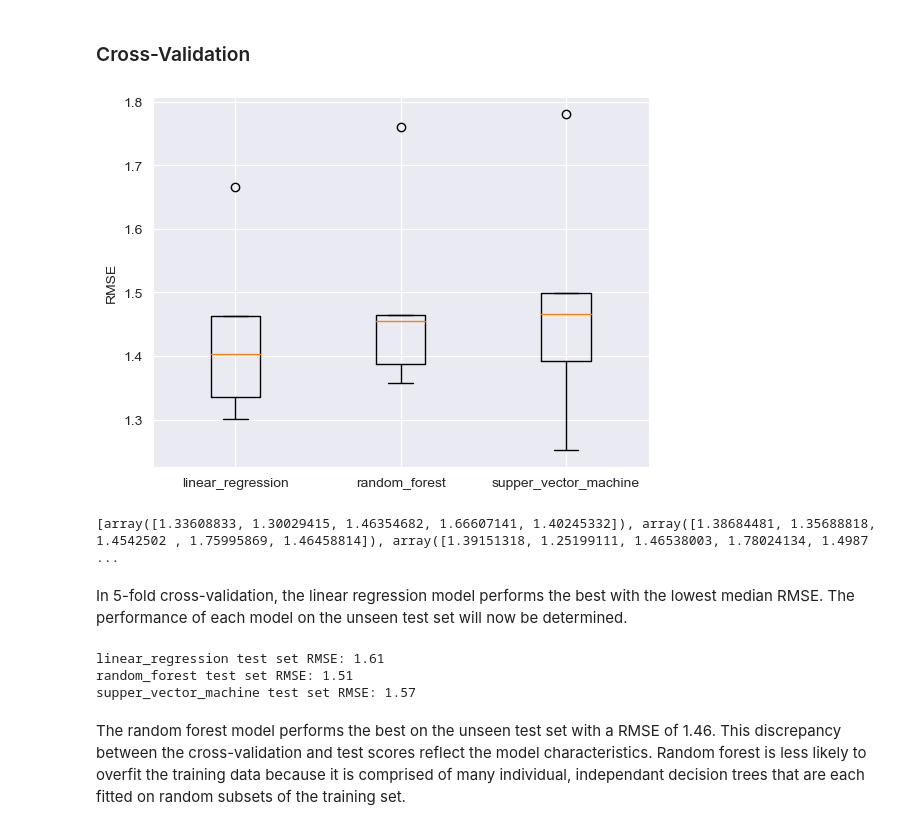
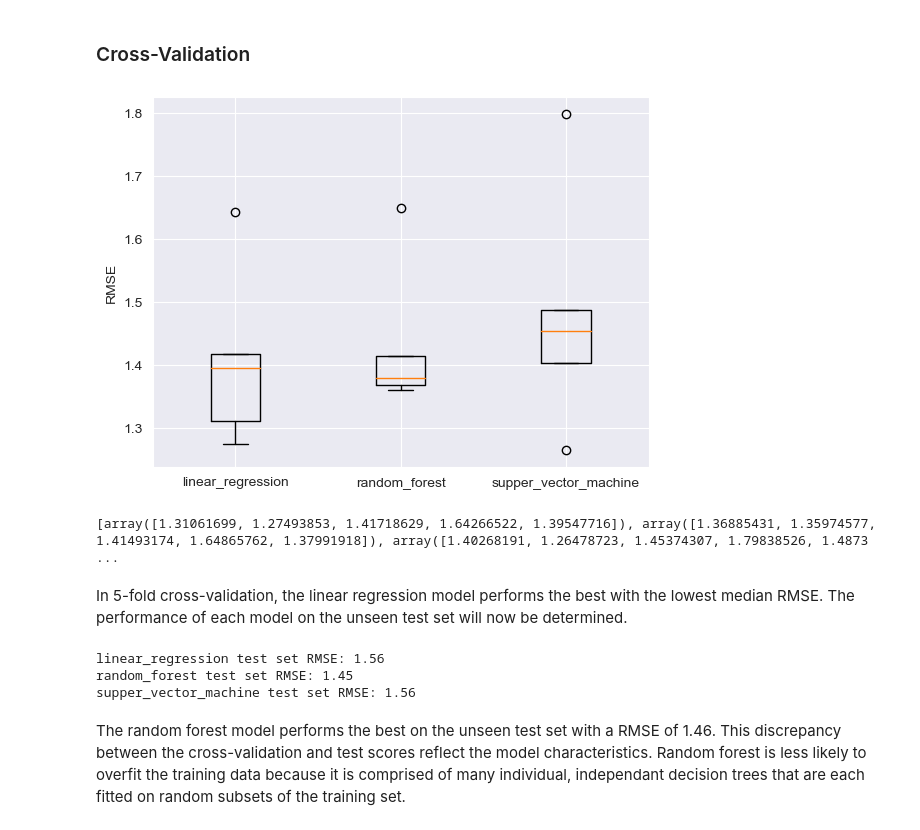
Before and after one commit to grahamgreene88/Forest-Fire-Predicition, a Jupyter notebook: Forest Fire Notebook.ipynb, the cells around one changed output. Cells and saved outputs as stored; diff of their text form; code cells hidden in the pictures.

Commit message:
Conducted PCA and used dimentionaly reduced features for regression.

```diff
--- a/Forest Fire Notebook.ipynb
+++ b/Forest Fire Notebook.ipynb
@@ -253,0 +257,5 @@ View correlations between variables before modelling
+# %%
+from sklearn.decomposition import PCA
+pca = PCA(n_components=8)
+pca.fit(X_train)
+pca.explained_variance_ratio_.sum()
@@ -253,0 +320,3 @@ View correlations between variables before modelling
+# %%
+X_train_pca = pca.transform(X_train)
+X_train_pca
@@ -268,36 +356,36 @@ from sklearn.pipeline import Pipeline
 # %%
 # Performing cross validation for three models
 models = {'linear_regression': LinearRegression(), 'random_forest': RandomForestRegressor(), 'supper_vector_machine':
          SVR()}
 results=[]
 for model in models.values():
     kf = KFold(n_splits=5, shuffle=True, random_state=10)
-    cv_mse = -cross_val_score(model, X_train, y_train, cv=kf, scoring='neg_mean_squared_error')
+    cv_mse = -cross_val_score(model, X_train_pca, y_train.values, cv=kf, scoring='neg_mean_squared_error')
     # appending RMSE scores from cross-val for each model to the list of results
     results.append(cv_mse ** 0.5)
 
 # Visualizing the RMSE from 5-fold cross-validation for each model
 plt.boxplot(results, labels=models.keys())
 plt.ylabel('RMSE')
 plt.show()
 print(results)
 # %% [output]
-[figure, old version]
+[figure, new version]
-[array([1.33608833, 1.30029415, 1.46354682, 1.66607141, 1.40245332]), array([1.38684481, 1.35688818, 1.4542502 , 1.75995869, 1.46458814]), array([1.39151318, 1.25199111, 1.46538003, 1.78024134, 1.4987 ...
+[array([1.31061699, 1.27493853, 1.41718629, 1.64266522, 1.39547716]), array([1.36885431, 1.35974577, 1.41493174, 1.64865762, 1.37991918]), array([1.40268191, 1.26478723, 1.45374307, 1.79838526, 1.4873 ...
 # %% [markdown]
 In 5-fold cross-validation, the linear regression model performs the best with the lowest median RMSE. The performance of each model on the unseen test set will now be determined.
 # %%
 # Evaluating performance on test set
 from sklearn.metrics import mean_squared_error as MSE
 for name, model in models.items():
-    model.fit(X_train, y_train)
-    y_pred = model.predict(X_test)
+    model.fit(X_train_pca, y_train.values)
+    y_pred = model.predict(X_test_pca)
     rmse_test = MSE(y_test, y_pred) ** 0.5
     print(f'{name} test set RMSE: {rmse_test.round(2)}')
 # %% [output]
-linear_regression test set RMSE: 1.61
-random_forest test set RMSE: 1.51
-supper_vector_machine test set RMSE: 1.57
+linear_regression test set RMSE: 1.56
+random_forest test set RMSE: 1.45
+supper_vector_machine test set RMSE: 1.56
 # %% [markdown]
 The random forest model performs the best on the unseen test set with a RMSE of 1.46. This discrepancy between the cross-validation and test scores reflect the model characteristics. Random forest is less likely to overfit the training data because it is comprised of many individual, independant decision trees that are each fitted on random subsets of the training set.
 # %% [markdown]
```
Also changed, not shown: parts of 22 cells of this notebook.
